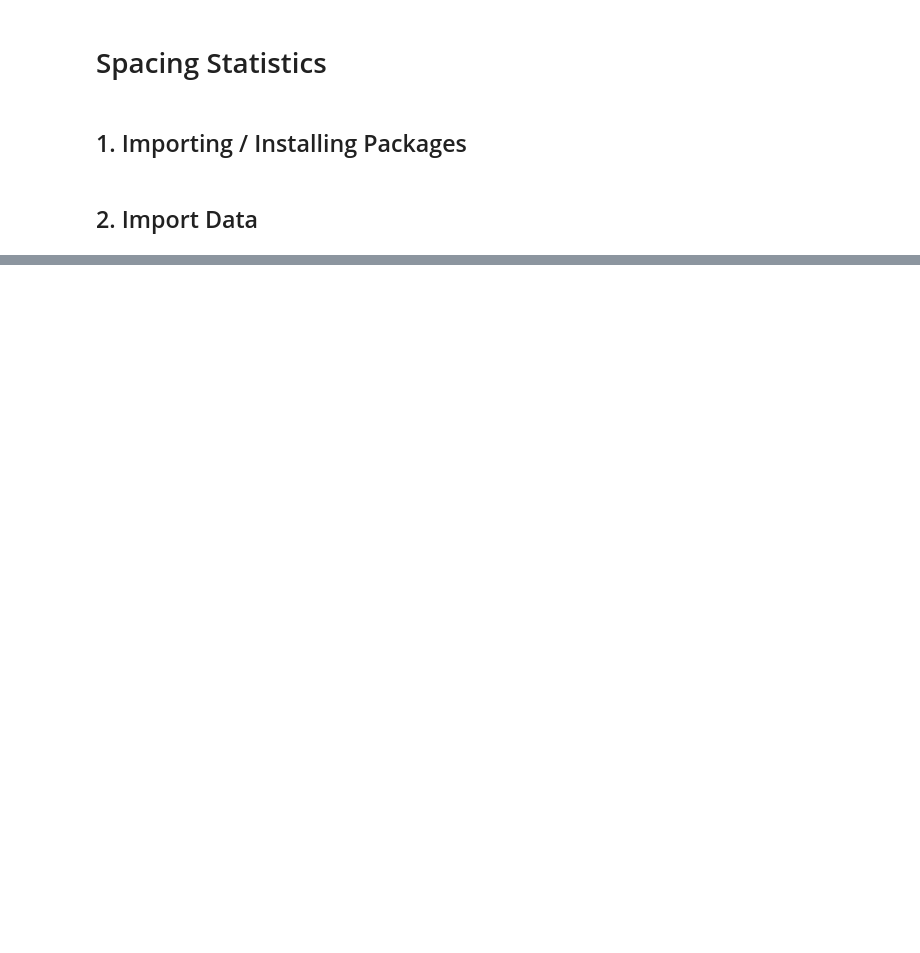
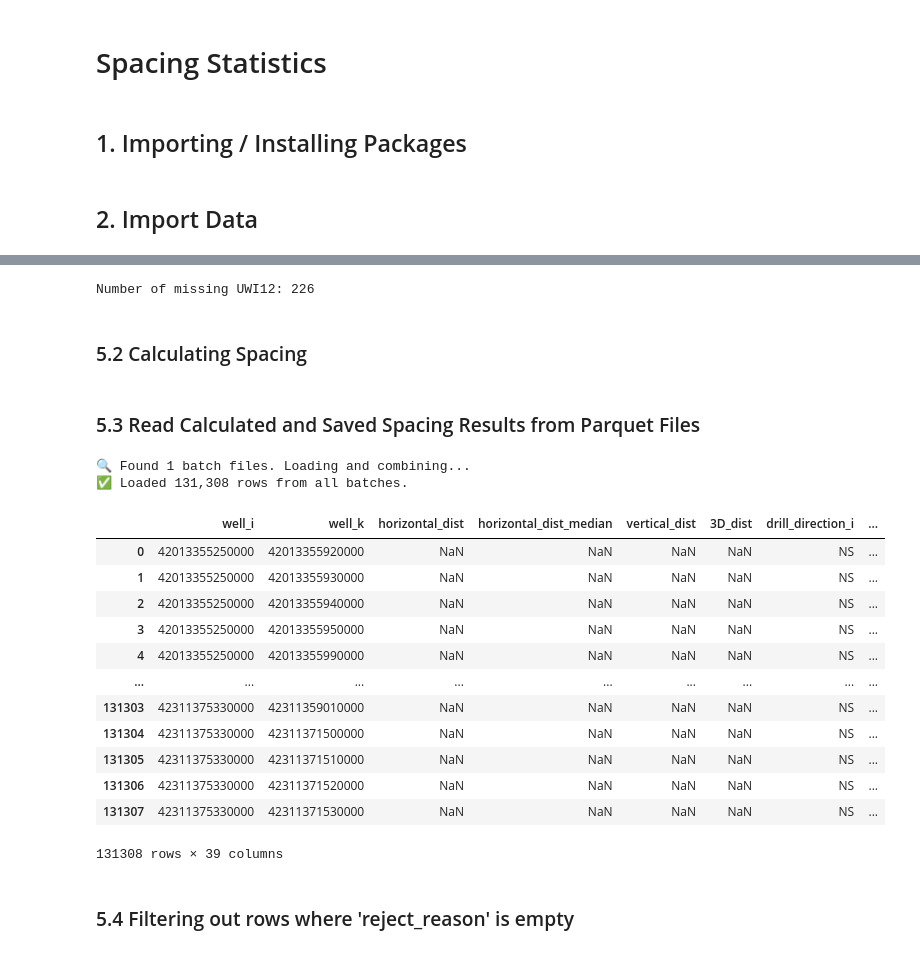
Before and after one commit to apoorvasaxena03/well-spacing-analyzer, a Jupyter notebook: notebooks/Ranch_74_EF/spacing_stats_v1.ipynb, the cells around one changed output, grey strips where cells are left out. Saved outputs shown, nothing was run; the diff lists cells and outputs as text; code cells hidden in the pictures; blank space fills up the shorter version.

Commit message:
Working on Ranch74

```diff
--- a/notebooks/Ranch_74_EF/spacing_stats_v1.ipynb
+++ b/notebooks/Ranch_74_EF/spacing_stats_v1.ipynb
@@ -119,0 +109,14 @@ Length: 2018, dtype: object
+# %%
+missing_uwi = set(df_header_standardize['uwi12']) - set(df_directional_uwi['uwi12'])
+print(f"Number of missing UWI12: {len(missing_uwi)}")
+# list(missing_uwi)
+# %% [output]
+Number of missing UWI12: 226
+# %%
+df_header_filter_for_spacing = df_header_standardize[~(df_header_standardize["uwi12"].isin(missing_uwi)) &
+          (df_header_standardize["bg_rcat"].isin(["1PDP", "1PDSI", "1WOP"]))].reset_index(drop=True).copy()
+# %% [markdown]
+### 5.2 Calculating Spacing
+# %%
+# Create an instance of WellSpacingCalculator with the filtered trajectories
+spacing_stats_ik = WellSpacingCalculator(trajectories=df_utm_lateral[df_utm_lateral["uwi12"].isin(df_header_filter_for_spacing["uwi12"].unique())])
@@ -119,0 +130,27 @@ Length: 2018, dtype: object
+# %% [markdown]
+### 5.3 Read Calculated and Saved Spacing Results from Parquet Files
+# %%
+df_spacing_ik = spacing_stats_ik._load_saved_batches(
+    batch_folder=r"C:\Users\ApoorvaSaxena\OneDrive - Bandera Group\Desktop\Project AP\05. Spacing Study\01. EF - 74 Ranch\SpacingStats"
+)
+# %% [output]
+🔍 Found 1 batch files. Loading and combining...
+✅ Loaded 131,308 rows from all batches.
+# %%
+df_spacing_ik
+# %% [output]
+|  | well_i | well_k | horizontal_dist | horizontal_dist_median | vertical_dist | 3D_dist | drill_direction_i | ... |
+| 0 | 42013355250000 | 42013355920000 | NaN | NaN | NaN | NaN | NS | ... |
+| 1 | 42013355250000 | 42013355930000 | NaN | NaN | NaN | NaN | NS | ... |
+| 2 | 42013355250000 | 42013355940000 | NaN | NaN | NaN | NaN | NS | ... |
+| 3 | 42013355250000 | 42013355950000 | NaN | NaN | NaN | NaN | NS | ... |
+| 4 | 42013355250000 | 42013355990000 | NaN | NaN | NaN | NaN | NS | ... |
+| ... | ... | ... | ... | ... | ... | ... | ... | ... |
+| 131303 | 42311375330000 | 42311359010000 | NaN | NaN | NaN | NaN | NS | ... |
+| 131304 | 42311375330000 | 42311371500000 | NaN | NaN | NaN | NaN | NS | ... |
+| 131305 | 42311375330000 | 42311371510000 | NaN | NaN | NaN | NaN | NS | ... |
+| 131306 | 42311375330000 | 42311371520000 | NaN | NaN | NaN | NaN | NS | ... |
+| 131307 | 42311375330000 | 42311371530000 | NaN | NaN | NaN | NaN | NS | ... |
+131308 rows × 39 columns
+# %% [markdown]
+### 5.4 Filtering out rows where 'reject_reason' is empty
```
Also changed, not shown: parts of 30 cells of this notebook, 2 other files.
